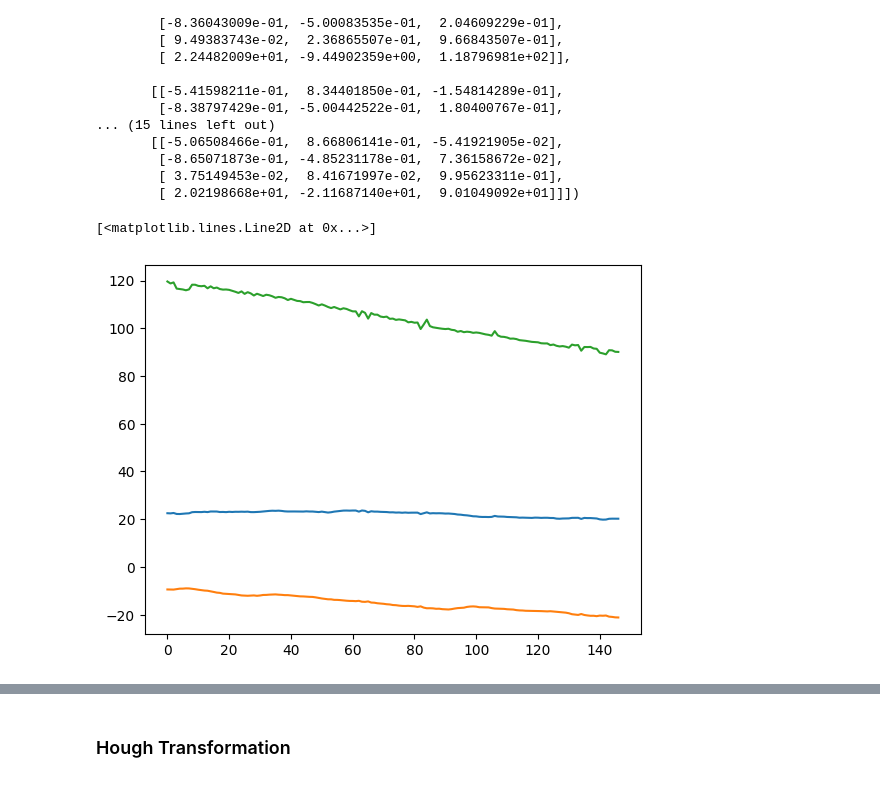
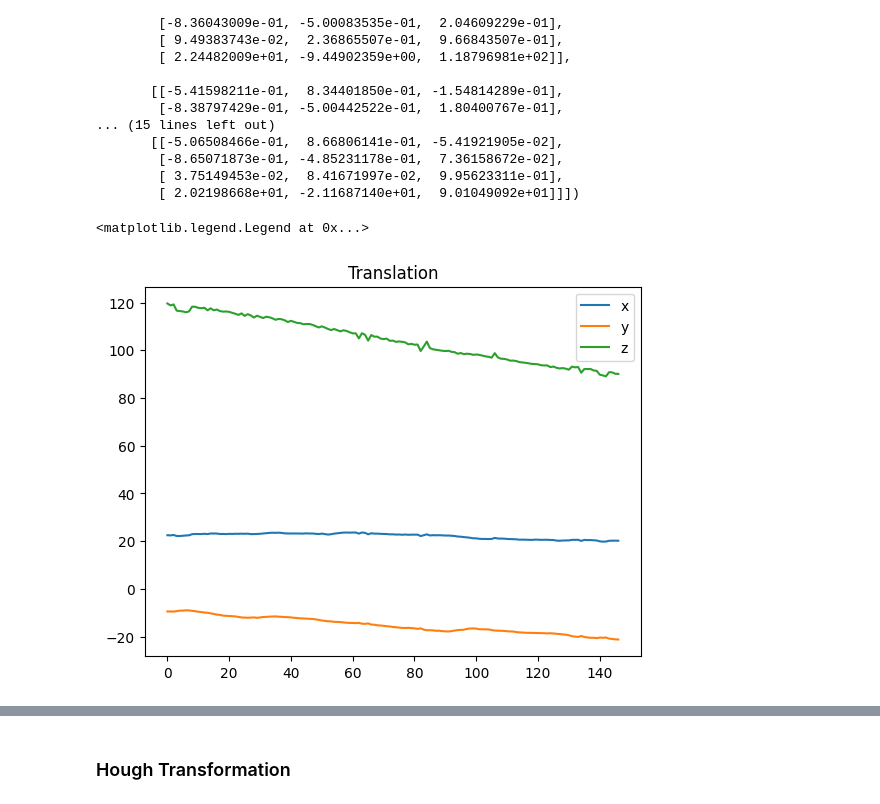
Before and after one commit to KshitijKarnawat/Perception, a Jupyter notebook: Project 2/Hough Transformation/hough_transformation.ipynb, the cells around one changed output, grey strips where cells are left out. Saved outputs shown, nothing was run; the diff lists cells and outputs as text; code cells hidden in the pictures.

Commit message:
Complete Hough Transformatione

```diff
--- a/Project 2/Hough Transformation/hough_transformation.ipynb
+++ b/Project 2/Hough Transformation/hough_transformation.ipynb
@@ -145,7 +145,8 @@ video = cv.VideoCapture("project2.avi")
 if (video.isOpened()== False):
   print("Error opening video stream or file")
 
-points_list = []
+translation = []
+rotation = []
 
 # Read until video is completed
 while(video.isOpened()):
@@ -171,9 +172,10 @@ while(video.isOpened()):
                  (0,0),
                  (21.6,0)]
 
-    transformation = transform(corners,paper,intrinsic_parameters)
+    r1,r2,r3,t = transform(corners,paper,intrinsic_parameters)
 
-    points_list.append(transformation)
+    translation.append(np.array(t))
+    rotation.append(np.array([r1,r2,r3]))
     for i in corners:
       frame = cv.circle(frame, (i[0],i[1]), radius=0, color=(0, 0, 255), thickness=10)
 
@@ -214,20 +216,20 @@ array([[[-5.41883086e-01,  8.34144312e-01, -1.41656192e-01],
 # %%
 x_list=[]
 y_list=[]
 z_list=[]
 
-for i in range(len(points_list)):
-    x = points_list[i][3][0]
+for i in range(len(translation)):
+    x = translation[i][0]
     x_list.append(x)
-    y = points_list[i][3][1]
+    y = translation[i][1]
     y_list.append(y)
-    z = points_list[i][3][2]
+    z = translation[i][2]
     z_list.append(z)
 plt.title("Translation")
-plt.legend("x","y","z")
-plt.plot(x_list)
-plt.plot(y_list)
-plt.plot(z_list)
+plt.plot(x_list,label='x')
+plt.plot(y_list,label='y')
+plt.plot(z_list,label='z')
+plt.legend(["x","y","z"])
 # %% [output]
-[<matplotlib.lines.Line2D at 0x...>]
+<matplotlib.legend.Legend at 0x...>
-[figure, old version]
+[figure, new version]
```
Also changed, not shown: parts of 1 cell of this notebook, 1 other file.
